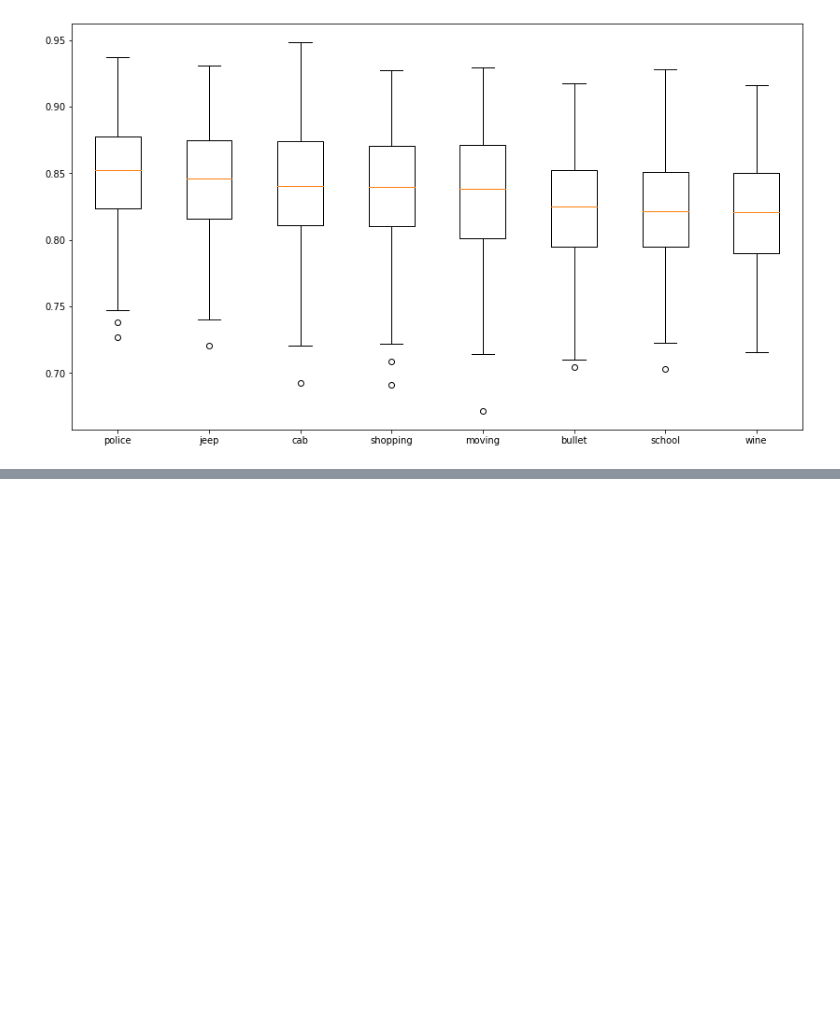
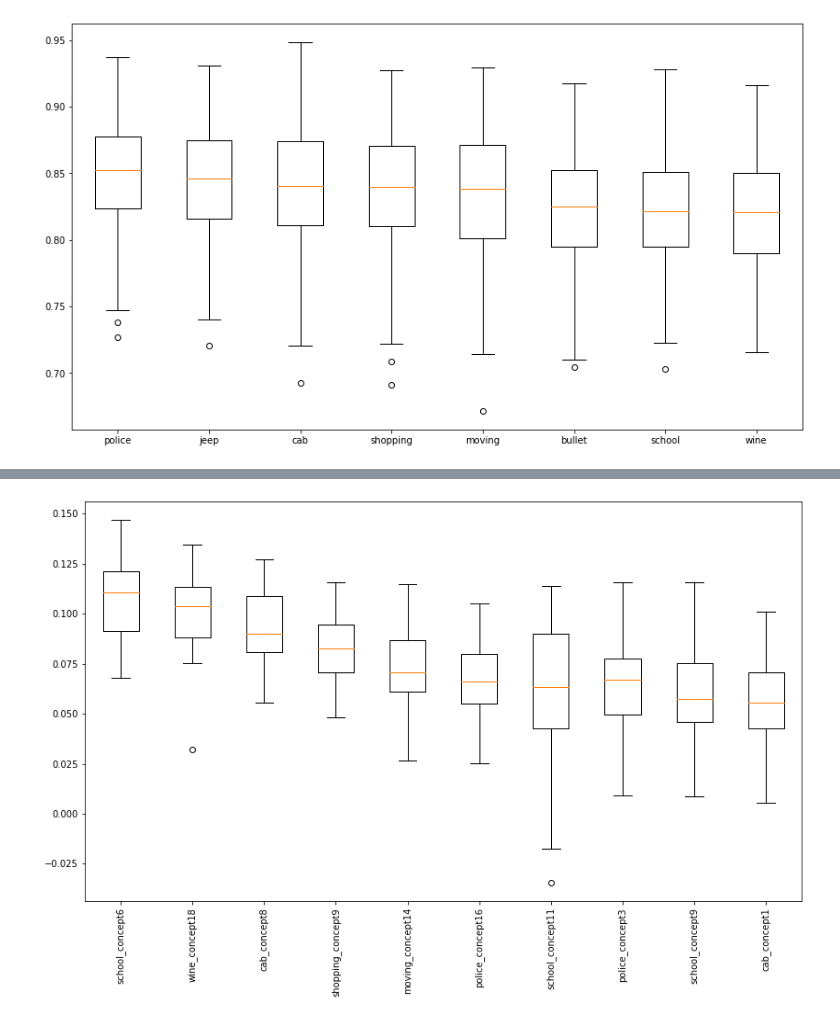
Before and after one commit to tpgmartin/inm363-individual-project, a Jupyter notebook: notebooks/Process Concept Activations Cosine Similarities.ipynb, the cells around one changed output, grey strips where cells are left out. Saved outputs shown, nothing was run; the diff lists cells and outputs as text; code cells hidden in the pictures; blank space fills up the shorter version.

Commit message:
Add plot to notebook

```diff
--- a/notebooks/Process Concept Activations Cosine Similarities.ipynb
+++ b/notebooks/Process Concept Activations Cosine Similarities.ipynb
@@ -402,3 +402,22 @@ plt.boxplot(data, labels=labels)
 plt.show()
 # %% [output]
 [figure]
+# %%
+# Find concept difference from class average
+sims_by_label = {}
+
+for idx, row in act_sims[(act_sims['concept_1'] == 'ambulance_concept13') & (act_sims['label_2'] != 'ambulance')][['label_2', 'cosine_similarity']].iterrows():
+
+    if row['label_2'] in sims_by_label:
+        sims_by_label[row['label_2']].append(row['cosine_similarity'])
+    else:
+        sims_by_label[row['label_2']] = [row['cosine_similarity']]
+
+sims_by_concept = {}
+
+for idx, row in act_sims[(act_sims['concept_1'] == 'ambulance_concept13') & (act_sims['label_2'] != 'ambulance')][['concept_2', 'cosine_similarity']].iterrows():
+
+    if row['concept_2'] in sims_by_concept:
+        sims_by_concept[row['concept_2']].append(row['cosine_similarity'])
+    else:
+        sims_by_concept[row['concept_2']] = [row['cosine_similarity']]
@@ -404,0 +439,16 @@ plt.show()
+# %%
+transformed_sims_by_concept = {}
+for key, _ in sims_by_concept.items():
+
+    label, concept = key.split('_')
+    for sim in sims_by_concept[key]:
+        trans_sim = sim - mean_values[label]
+
+        if key in transformed_sims_by_concept:
+            transformed_sims_by_concept[key].append(trans_sim)
+        else:
+            transformed_sims_by_concept[key] = [trans_sim]
+# %%
+mean_values = {key: np.mean(values) for key, values in transformed_sims_by_concept.items()}
+
+sorted(mean_values.items(), key=lambda x: x[1], reverse=True)[:10]
@@ -404,0 +466,10 @@ plt.show()
+# %%
+labels = [concept for (concept,_) in sorted(mean_values.items(), key=lambda x: x[1], reverse=True)[:10]]
+data = [transformed_sims_by_concept[concept] for concept in [concept for (concept,_) in sorted(mean_values.items(), key=lambda x: x[1], reverse=True)[:10]]]
+
+plt.figure(figsize=(14,8))
+plt.boxplot(data, labels=labels)
+plt.xticks(rotation=90)
+plt.show()
+# %% [output]
+[figure, added]
```
Also changed, not shown: parts of 2 cells of this notebook.
